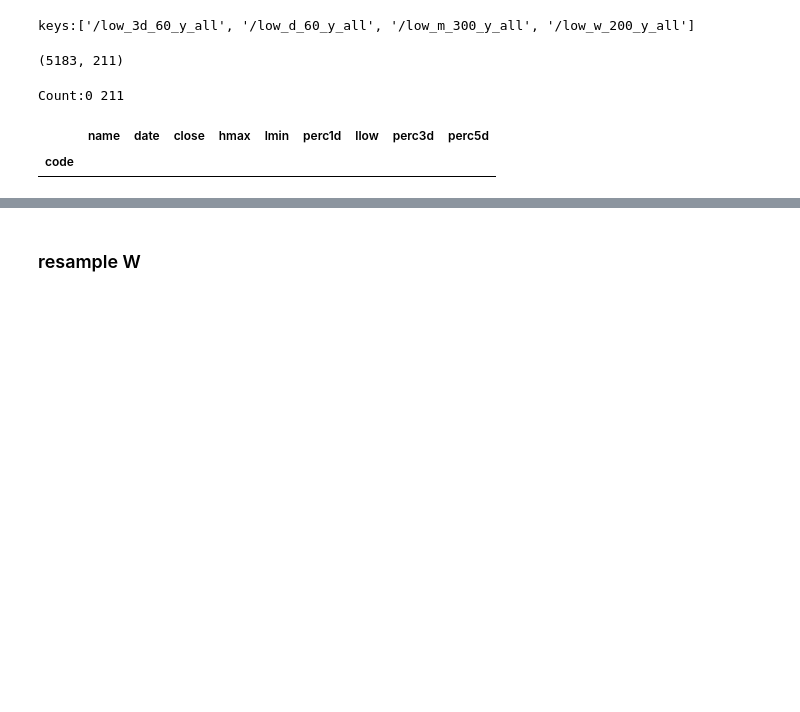
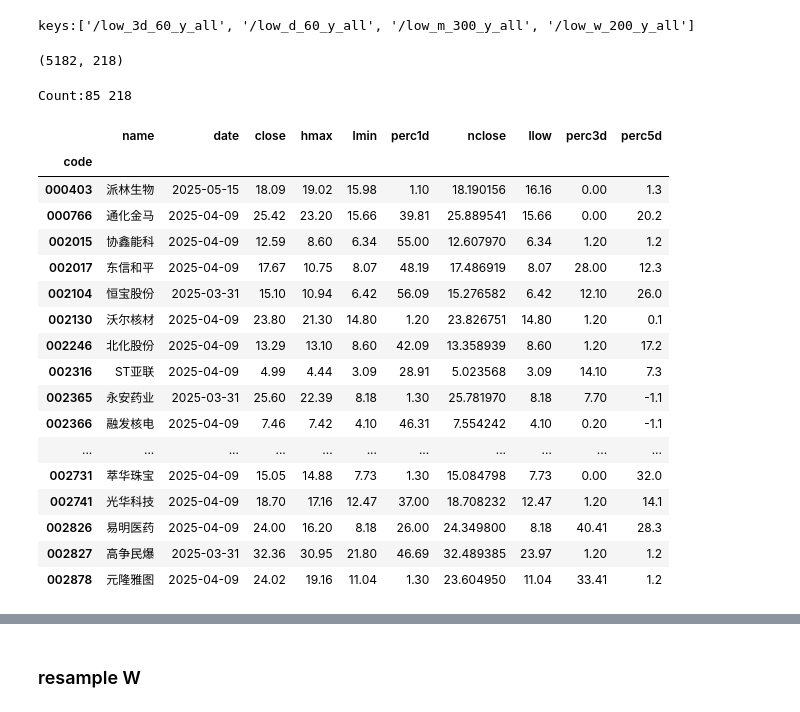
Before and after one commit to johnsonhongyi/pyQuant3, a Jupyter notebook: stock/jupyterAlgo/Quant2023/resample-monitor.ipynb, the cells around one changed output, grey strips where cells are left out. Saved outputs shown, nothing was run; the diff lists cells and outputs as text; code cells hidden in the pictures; blank space fills up the shorter version.

```diff
--- a/stock/jupyterAlgo/Quant2023/resample-monitor.ipynb
+++ b/stock/jupyterAlgo/Quant2023/resample-monitor.ipynb
@@ -247,6 +248,9 @@ def apply_col_toint(df, col=None):
     return df
 
 def readHdf5(fpath, root=None):
+    if not os.path.exists(fpath):
+        print(f'fpath is not exists')
+        return None
     store = pd.HDFStore(fpath, "r")
     print(store.keys())
     if len(store.keys()) > 0 and root is None and store is not None:
@@ -331,11 +368,28 @@ keys:['/low_3d_60_y_all', '/low_d_60_y_all', '/low_m_300_y_all', '/low_w_200_y_a
 # %%
 tdx_3d.shape
 # tdx_now.query('close >  lastp1d  and lastl1d < ma51d and close > ma51d and lastp1d < upper and lastp1d > lastp2d and lasth1d >high4 and boll > 0 and volume < 1')
-tdx_select = tdx_3d.query('close > lastp1d and percent < 3')
+# tdx_select = tdx_3d.query('close > lastp1d and percent < 3')
+tdx_select = tdx_3d.query('lastp1d > lastp2d > lastp3d and lasth1d > upper1 and lasth2d > upper2 and lasth3d > upper3')
 show_tdx_data(tdx_select)
 # %% [output]
-(5183, 211)
+(5182, 218)
-Count:0 211
+Count:85 218
-|  | name | date | close | hmax | lmin | perc1d | llow | perc3d | perc5d |
-| code |  |  |  |  |  |  |  |  |  |
+|  | name | date | close | hmax | lmin | perc1d | nclose | llow | perc3d | perc5d |
+| code |  |  |  |  |  |  |  |  |  |  |
+| 000403 | 派林生物 | 2025-05-15 | 18.09 | 19.02 | 15.98 | 1.10 | 18.190156 | 16.16 | 0.00 | 1.3 |
+| 000766 | 通化金马 | 2025-04-09 | 25.42 | 23.20 | 15.66 | 39.81 | 25.889541 | 15.66 | 0.00 | 20.2 |
+| 002015 | 协鑫能科 | 2025-04-09 | 12.59 | 8.60 | 6.34 | 55.00 | 12.607970 | 6.34 | 1.20 | 1.2 |
+| 002017 | 东信和平 | 2025-04-09 | 17.67 | 10.75 | 8.07 | 48.19 | 17.486919 | 8.07 | 28.00 | 12.3 |
+| 002104 | 恒宝股份 | 2025-03-31 | 15.10 | 10.94 | 6.42 | 56.09 | 15.276582 | 6.42 | 12.10 | 26.0 |
+| 002130 | 沃尔核材 | 2025-04-09 | 23.80 | 21.30 | 14.80 | 1.20 | 23.826751 | 14.80 | 1.20 | 0.1 |
+| 002246 | 北化股份 | 2025-04-09 | 13.29 | 13.10 | 8.60 | 42.09 | 13.358939 | 8.60 | 1.20 | 17.2 |
+| 002316 | ST亚联 | 2025-04-09 | 4.99 | 4.44 | 3.09 | 28.91 | 5.023568 | 3.09 | 14.10 | 7.3 |
+| 002365 | 永安药业 | 2025-03-31 | 25.60 | 22.39 | 8.18 | 1.30 | 25.781970 | 8.18 | 7.70 | -1.1 |
+| 002366 | 融发核电 | 2025-04-09 | 7.46 | 7.42 | 4.10 | 46.31 | 7.554242 | 4.10 | 0.20 | -1.1 |
+| ... | ... | ... | ... | ... | ... | ... | ... | ... | ... | ... |
+| 002731 | 萃华珠宝 | 2025-04-09 | 15.05 | 14.88 | 7.73 | 1.30 | 15.084798 | 7.73 | 0.00 | 32.0 |
+| 002741 | 光华科技 | 2025-04-09 | 18.70 | 17.16 | 12.47 | 37.00 | 18.708232 | 12.47 | 1.20 | 14.1 |
+| 002826 | 易明医药 | 2025-04-09 | 24.00 | 16.20 | 8.18 | 26.00 | 24.349800 | 8.18 | 40.41 | 28.3 |
+| 002827 | 高争民爆 | 2025-03-31 | 32.36 | 30.95 | 21.80 | 46.69 | 32.489385 | 23.97 | 1.20 | 1.2 |
+| 002878 | 元隆雅图 | 2025-04-09 | 24.02 | 19.16 | 11.04 | 1.30 | 23.604950 | 11.04 | 33.41 | 1.2 |
 # %%
```
Also changed, not shown: parts of 16 cells of this notebook.
